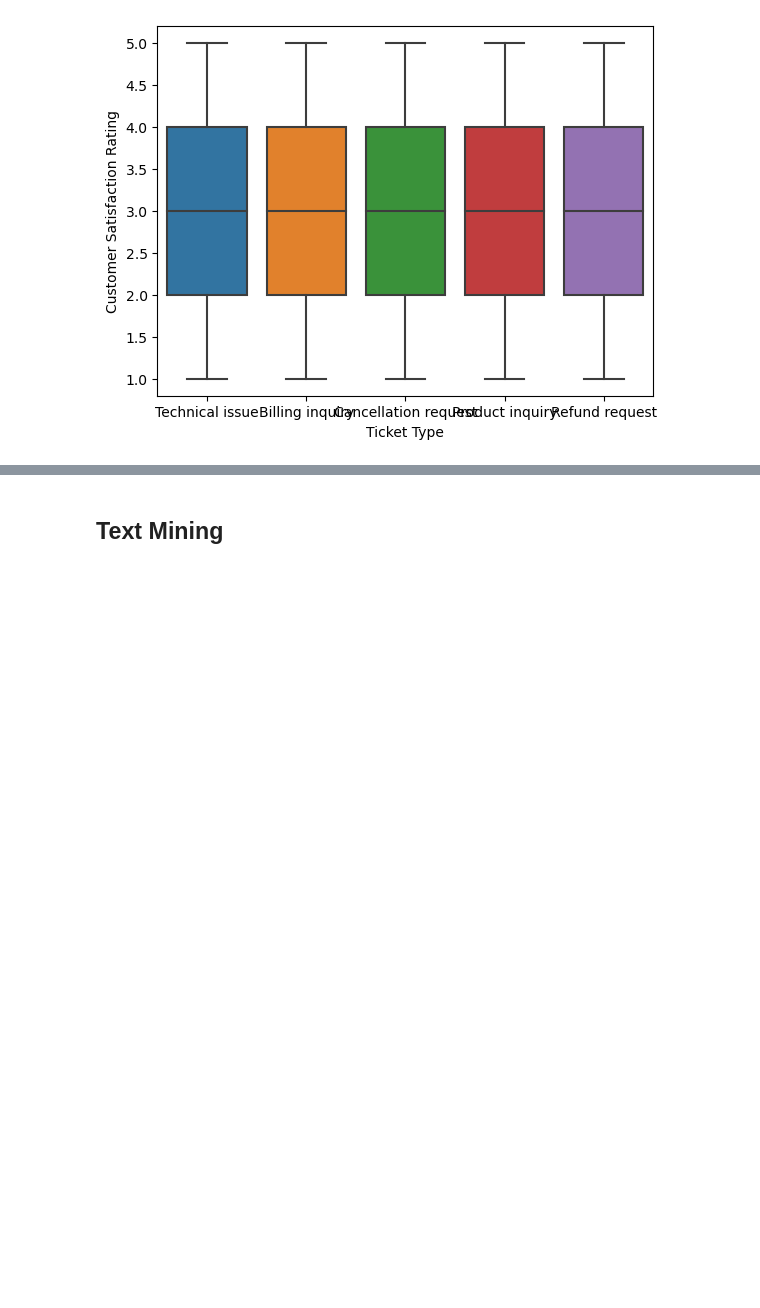
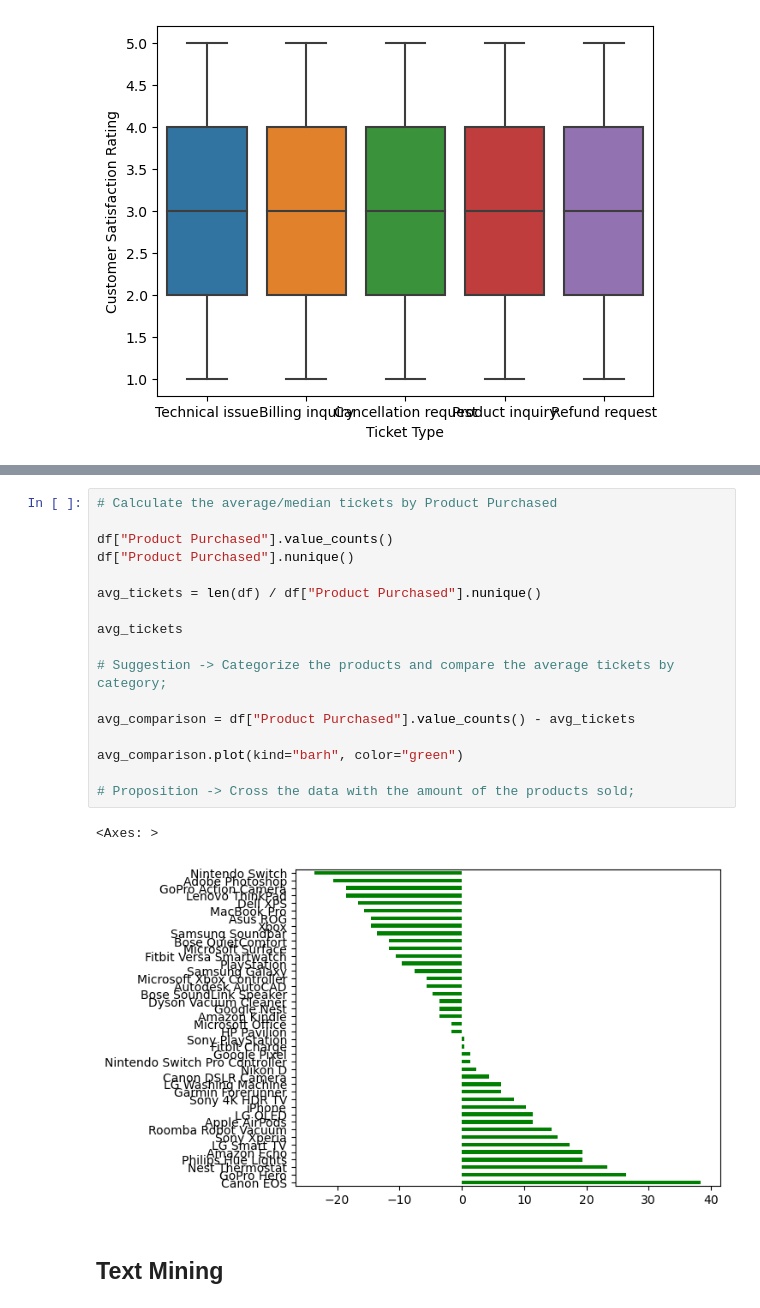
Before and after one commit to andkuster/customer-support-ticket, a Jupyter notebook: portfolio_sentimental_analysis.ipynb, the cells around one changed output, grey strips where cells are left out. Saved outputs shown, nothing was run; the diff lists cells and outputs as text; blank space fills up the shorter version.

Commit message:
Graphics Update

```diff
--- a/portfolio_sentimental_analysis.ipynb
+++ b/portfolio_sentimental_analysis.ipynb
@@ -237,3 +218,23 @@ Name: Product Purchased, dtype: int64
+# %%
+# Calculate the average/median tickets by Product Purchased
+
+df["Product Purchased"].value_counts()
+df["Product Purchased"].nunique()
+
+avg_tickets = len(df) / df["Product Purchased"].nunique()
+
+avg_tickets
+
+# Suggestion -> Categorize the products and compare the average tickets by category;
+
+avg_comparison = df["Product Purchased"].value_counts() - avg_tickets
+
+avg_comparison.plot(kind="barh", color="green")
+
+# Proposition -> Cross the data with the amount of the products sold;
+# %% [output]
+<Axes: >
+[figure, added]
 # %% [markdown]
 ## Text Mining
 # %%
```
Also changed, not shown: parts of 11 cells of this notebook.
